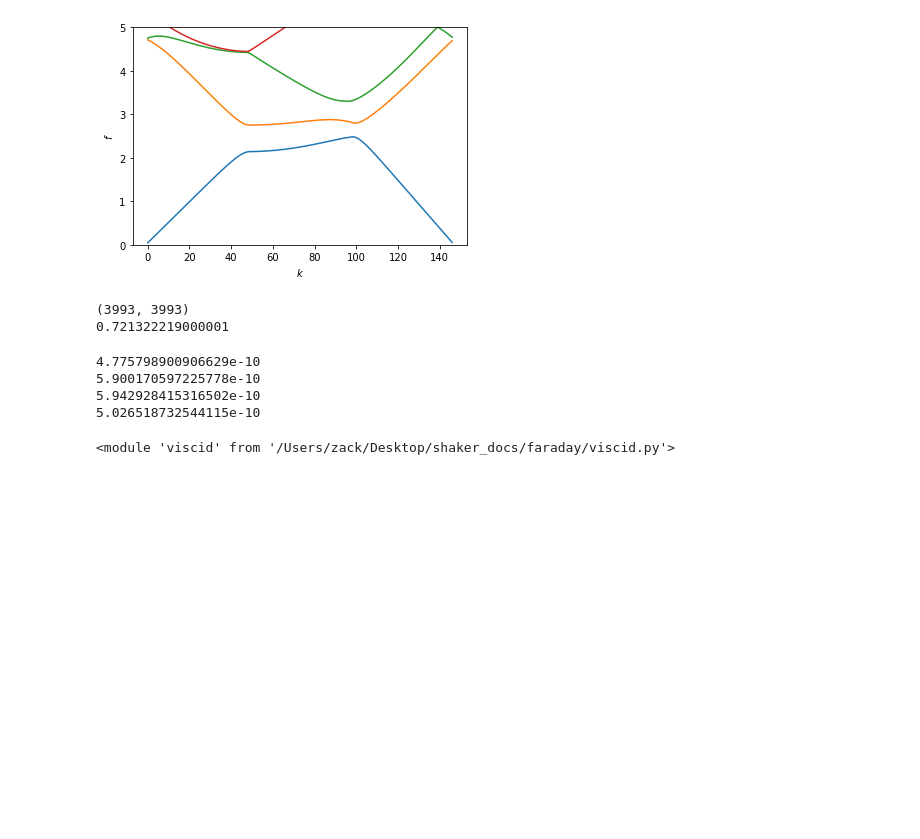
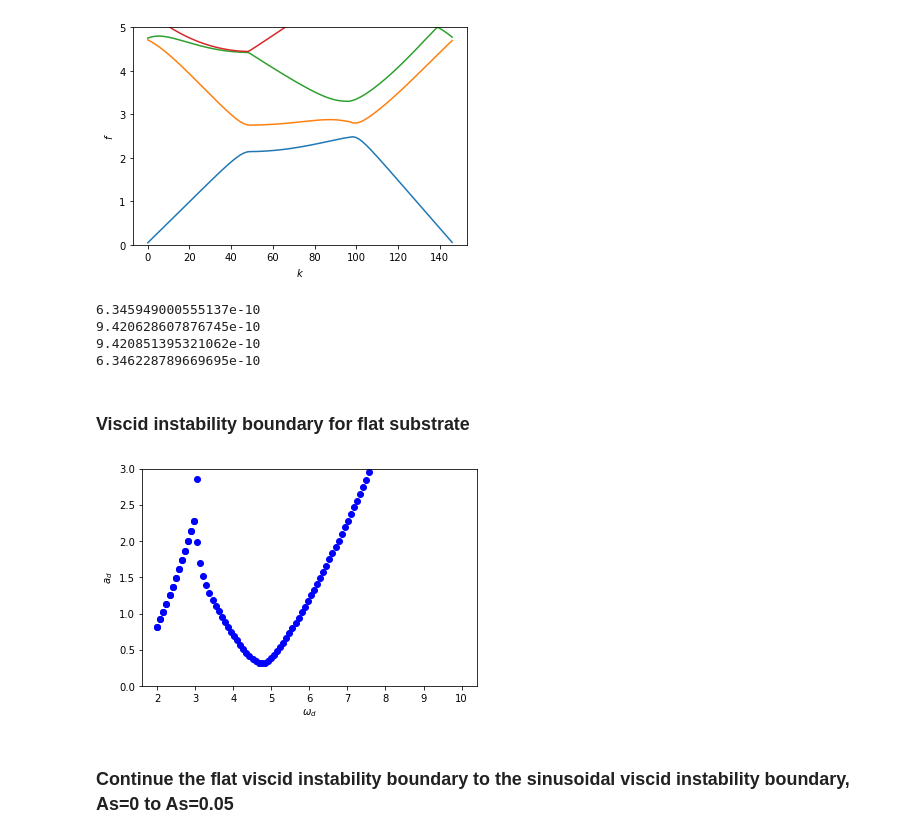
Before and after one commit to znicolaou/faraday, a Jupyter notebook: viscid_notebook.ipynb, the cells around one changed output. Drawn from its saved outputs; the diff is of its cells as text; code cells hidden in the pictures; blank space fills up the shorter version.

Commit message:
started continuation

```diff
--- a/viscid_notebook.ipynb
+++ b/viscid_notebook.ipynb
@@ -69,43 +78,57 @@ plt.ylabel('$f$')
 plt.show()
 # %% [output]
 [figure]
-# %%
-start=timeit.default_timer()
-
-E=viscid.viscid_mat(2*np.pi*args.freq/2,0,args.k2y/2)
-E.shape
-flattened=np.transpose(E,(0,2,4,6,1,3,5,7)).reshape((3*(2*args.Nx+1)*(2*args.Ny+1)*(2*args.Nt+1),3*(2*args.Nx+1)*(2*args.Ny+1)*(2*args.Nt+1)))
-print(flattened.shape)
-
-stop=timeit.default_timer()
-print(stop-start)
-# %% [output]
-(3993, 3993)
-0.721322219000001
 # %%
-F,G=viscid.inviscid_mat(0,args.k2y/2)
+qx=0
+qy=args.k2y/2
+
+F,G=viscid.inviscid_mat(qx,qy)
 Fflattened=np.transpose(F[0,0],(0,2,1,3)).reshape(((2*args.Nx+1)*(2*args.Ny+1),(2*args.Nx+1)*(2*args.Ny+1)))
 Gflattened=np.transpose(G[0,0],(0,2,1,3)).reshape(((2*args.Nx+1)*(2*args.Ny+1),(2*args.Nx+1)*(2*args.Ny+1)))
 evals,levecs,revecs=eig(Fflattened,Gflattened,left=True)
 
-print(np.linalg.norm(levecs[:,-1]@Fflattened-evals[-1]*levecs[:,-1]@Gflattened))
-print(np.linalg.norm(Fflattened@revecs[:,-1]-evals[-1]*Gflattened@revecs[:,-1]))
+ind=np.argmin((-evals)**0.5)+1
+
+print(np.linalg.norm(levecs[:,ind]@Fflattened-evals[ind]*levecs[:,ind]@Gflattened))
+print(np.linalg.norm(Fflattened@revecs[:,ind]-evals[ind]*Gflattened@revecs[:,ind]))
 
 
-v0=revecs[:,-1].reshape(((2*args.Nx+1),(2*args.Ny+1)))
-w0=levecs[:,-1].reshape(((2*args.Nx+1),(2*args.Ny+1)))
+v0_inviscid=revecs[:,ind].reshape(((2*args.Nx+1),(2*args.Ny+1)))
+w0_inviscid=np.conjugate(levecs[:,ind].reshape(((2*args.Nx+1),(2*args.Ny+1))))
 
-print(np.linalg.norm(np.einsum("ijkl,kl",np.transpose(F[0,0],(0,2,1,3)),v0)-evals[-1]*np.einsum("ijkl,kl",np.transpose(G[0,0],(0,2,1,3)),v0)))
-print(np.linalg.norm(np.einsum("ijkl,ij",np.transpose(F[0,0],(0,2,1,3)),w0)-evals[-1]*np.einsum("ijkl,ij",np.transpose(G[0,0],(0,2,1,3)),w0)))
+print(np.linalg.norm(np.einsum("mMnN,MN",F[0,0],v0_inviscid)-evals[ind]*np.einsum("mMnN,MN",G[0,0],v0_inviscid)))
+print(np.linalg.norm(np.einsum("mMnN,mn",F[0,0],w0_inviscid)-evals[ind]*np.einsum("mMnN,mn",G[0,0],w0_inviscid)))
 # %% [output]
-4.775798900906629e-10
-5.900170597225778e-10
-5.942928415316502e-10
-5.026518732544115e-10
+6.345949000555137e-10
+9.420628607876745e-10
+9.420851395321062e-10
+6.346228789669695e-10
-# %%
-imp.reload(viscid)
-# %% [output]
-<module 'viscid' from '/Users/zack/Desktop/shaker_docs/faraday/viscid.py'>
+# %% [markdown]
+### Viscid instability boundary for flat substrate
+# %%
+qx=0
+qy=args.k2y/2
+omega=2*np.pi*args.freq/2
+
+evalssweep=[]
+omegas=np.linspace(2*np.pi*2, 2*np.pi*10, 100)
+for omega in omegas:
+    viscid.args.freq=omega/(2*np.pi)
+    Ftilde_0,Gtilde_0=viscid.viscid_flat_mat(omega/2,qx,qy)
+    Ftildeflattened_0=np.transpose(Ftilde_0,(0,2,1,3)).reshape((3*(2*args.Nt+1),3*(2*args.Nt+1)))
+    Gtildeflattened_0=np.transpose(Gtilde_0,(0,2,1,3)).reshape((3*(2*args.Nt+1),3*(2*args.Nt+1)))
+    evals,levecs,revecs=eig(Ftildeflattened_0,Gtildeflattened_0,left=True)
+    evalssweep=evalssweep+[evals]
+viscid.args.freq=2*(q*np.tanh(q*args.h0)*(args.g+args.sigma*q**2))**0.5/(2*np.pi)
+plt.plot(omegas/(2*np.pi),np.real(evalssweep)/args.g,'bo')
+plt.ylim(0,3)
+plt.xlabel(r'$\omega_d$')
+plt.ylabel('$a_d$')
+plt.show()
+# %% [output]
+[figure, added]
+# %% [markdown]
+### Continue the flat viscid instability boundary to the sinusoidal viscid instability boundary, As=0 to As=0.05
 # %%
 from scipy.linalg import solve
 from scipy.linalg import LinAlgWarning
```
Also changed, not shown: parts of 13 cells of this notebook, 1 other file.
